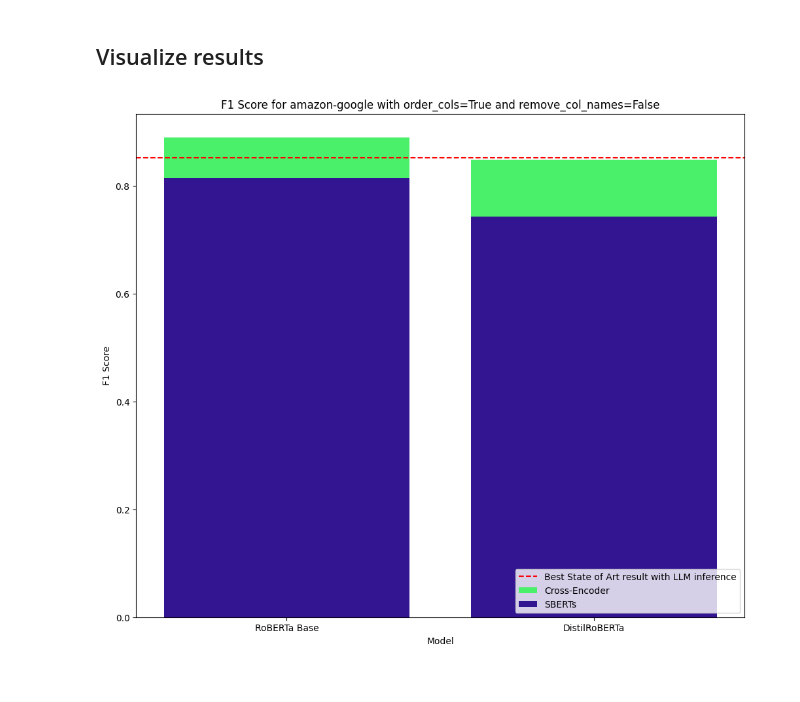
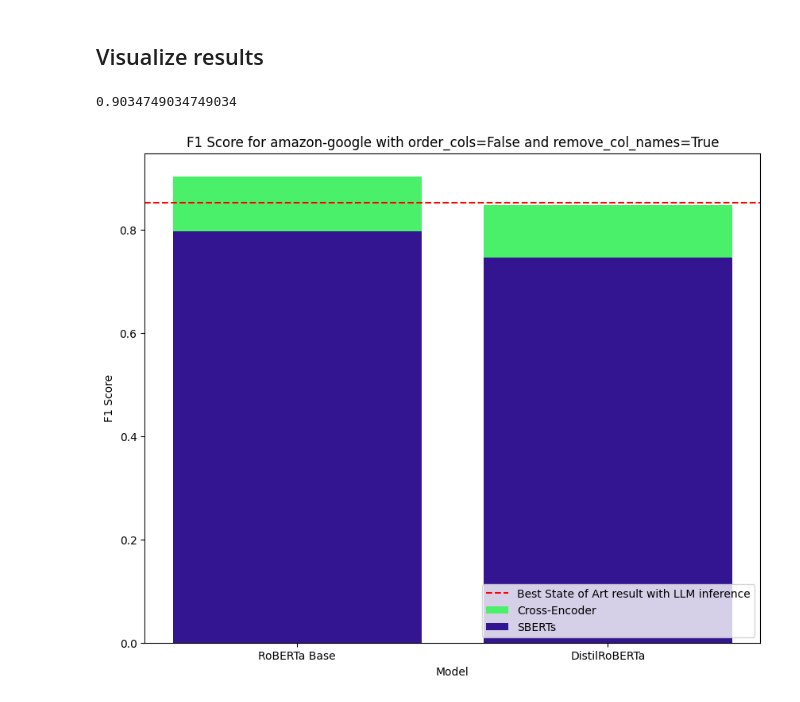
Before and after one commit to ttperr/WavER, a Jupyter notebook: src/results.ipynb, the cells around one changed output. Drawn from its saved outputs; the diff is of its cells as text; code cells hidden in the pictures.

```diff
--- a/src/results.ipynb
+++ b/src/results.ipynb
@@ -204,36 +204,39 @@ for data_name in result_blocking.DATA_NAMES:
 ## Visualize results
 # %%
 data_name = 'amazon-google'
-order_cols = True
-remove_col_names = False
+order_cols = False
+remove_col_names = True
 
 f1_score_cross_roberta_base = results_dict_cross[data_name]['cross-encoder/stsb-roberta-base'][order_cols][remove_col_names]['f1']
 f1_score_cross_distilbert = results_dict_cross[data_name]['cross-encoder/stsb-distilroberta-base'][order_cols][remove_col_names]['f1']
 
+print(f1_score_cross_roberta_base)
+
 f1_score_bert_roberta_base = results_dict_bert[data_name]['roberta-base'][order_cols][remove_col_names]['f1']
 f1_score_bert_distilbert = results_dict_bert[data_name]['distilroberta-base'][order_cols][remove_col_names]['f1']
 
-plt.figure(figsize=(12, 10))
+plt.figure(figsize=(10, 8))
 index = ['RoBERTa Base', 'DistilRoBERTa']
 
 plt.bar(
     index,
     [f1_score_cross_roberta_base, f1_score_cross_distilbert],
     color='#4BF06A',
     label='Cross-Encoder'
 )
 plt.bar(
     index,
     [f1_score_bert_roberta_base, f1_score_bert_distilbert],
     color='#331592',
     label='SBERTs'
 )
 plt.axhline(y=0.8521, color='red', linestyle='--', label='Best State of Art result with LLM inference')
 plt.xlabel('Model')
 plt.ylabel('F1 Score')
 plt.title(f'F1 Score for {data_name} with order_cols={order_cols} and remove_col_names={remove_col_names}')
 plt.xticks(range(len(index)), index)
 plt.legend(loc='lower right')
 plt.show()
 # %% [output]
+0.9034749034749034
-[figure, old version]
+[figure, new version]
```
Also changed, not shown: parts of 1 cell of this notebook.
